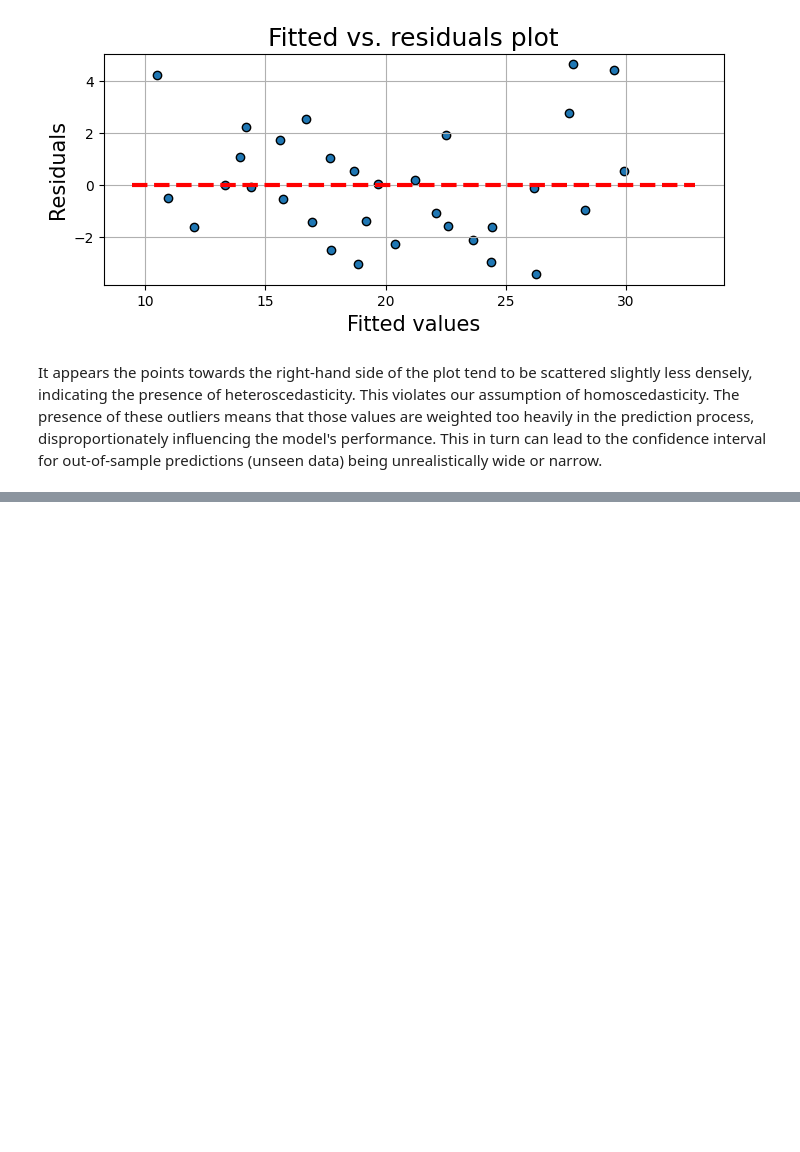
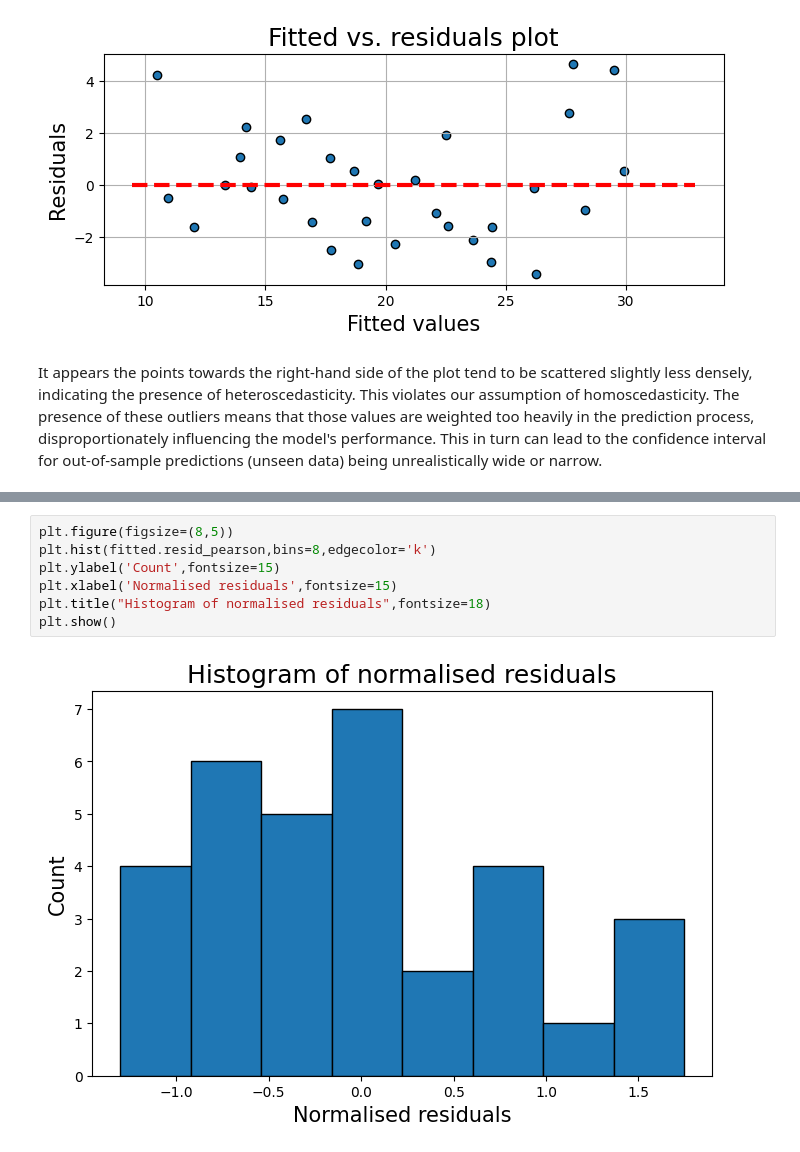
Before and after one commit to AlazarG19/Data-Science-Important-Lessons, a Jupyter notebook: Linear Regression/Multiple_Linear_Regression_Advanced_Regression_Analysis_part2.ipynb, the cells around one changed output, grey strips where cells are left out. Cells and saved outputs as stored; diff of their text form; blank space fills up the shorter version.

```diff
--- a/Linear Regression/Multiple_Linear_Regression_Advanced_Regression_Analysis_part2.ipynb
+++ b/Linear Regression/Multiple_Linear_Regression_Advanced_Regression_Analysis_part2.ipynb
@@ -164,0 +179,9 @@ It appears the points towards the right-hand side of the plot tend to be scatter
+# %%
+plt.figure(figsize=(8,5))
+plt.hist(fitted.resid_pearson,bins=8,edgecolor='k')
+plt.ylabel('Count',fontsize=15)
+plt.xlabel('Normalised residuals',fontsize=15)
+plt.title("Histogram of normalised residuals",fontsize=18)
+plt.show()
+# %% [output]
+[figure, added]
```
Also changed, not shown: parts of 5 cells of this notebook.
